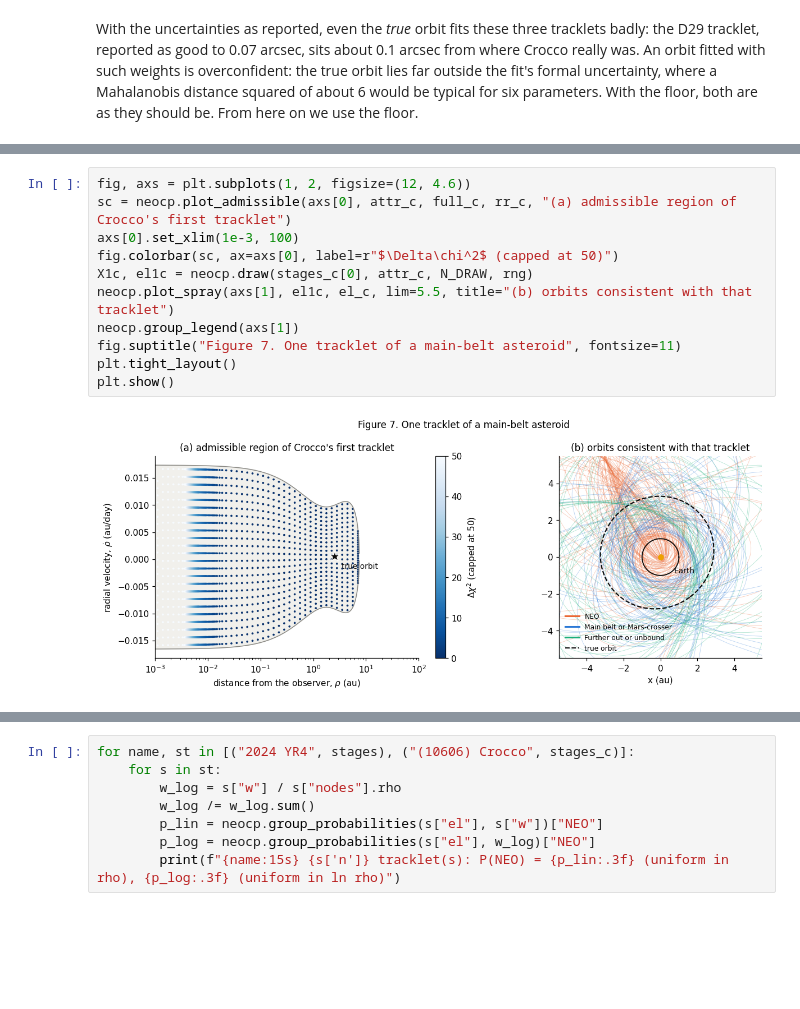
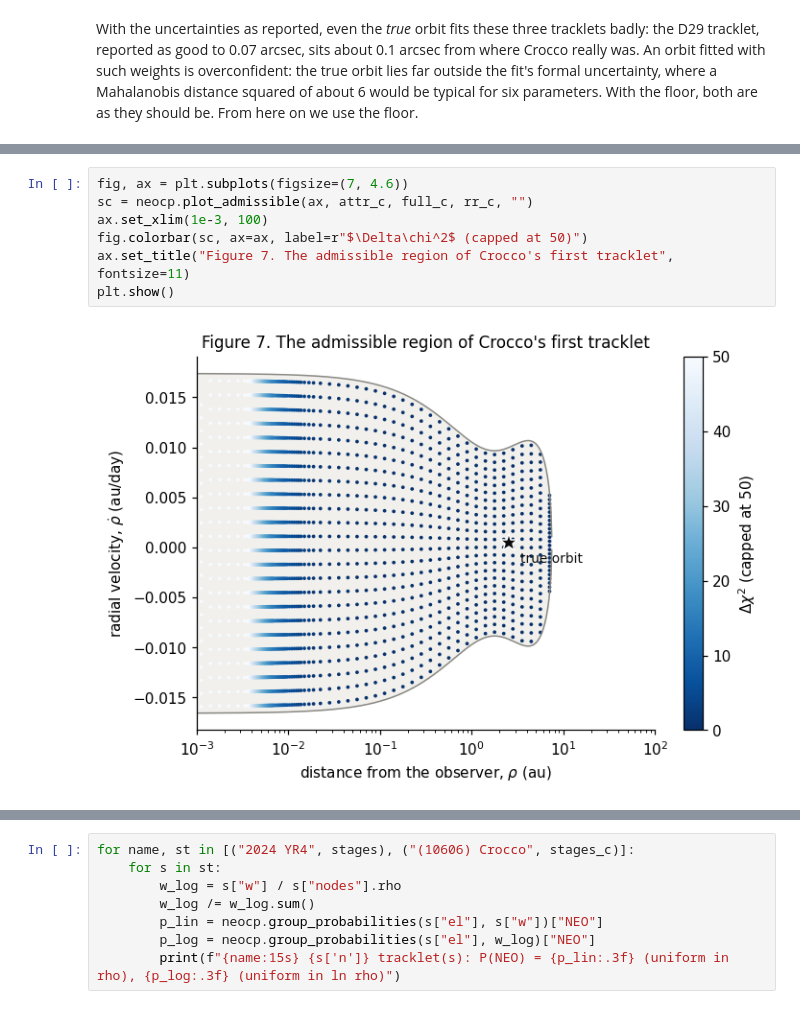
Before and after one commit to matthewjohnpayne/science-notebooks, a Jupyter notebook: notebooks/neocp_uncertainty/neocp_uncertainty.ipynb, the cells around one changed output, grey strips where cells are left out. Saved outputs shown, nothing was run; the diff lists cells and outputs as text; blank space fills up the shorter version.

```diff
--- a/notebooks/neocp_uncertainty/neocp_uncertainty.ipynb
+++ b/notebooks/neocp_uncertainty/neocp_uncertainty.ipynb
@@ -372,14 +372,10 @@ digest2 NEO score of the first tracklet: 85 ('noid', assuming the object is not
 3 tracklet(s): a = 3.15 ± 0.0019 au; P(NEO) = 0.000, P(Main belt or Mars-crosser) = 1.000, P(Further out or unbound) = 0.000; the true distance is at the 11th percentile
 # %%
-fig, axs = plt.subplots(1, 2, figsize=(12, 4.6))
-sc = neocp.plot_admissible(axs[0], attr_c, full_c, rr_c, "(a) admissible region of Crocco's first tracklet")
-axs[0].set_xlim(1e-3, 100)
-fig.colorbar(sc, ax=axs[0], label=r"$\Delta\chi^2$ (capped at 50)")
-X1c, el1c = neocp.draw(stages_c[0], attr_c, N_DRAW, rng)
-neocp.plot_spray(axs[1], el1c, el_c, lim=5.5, title="(b) orbits consistent with that tracklet")
-neocp.group_legend(axs[1])
-fig.suptitle("Figure 7. One tracklet of a main-belt asteroid", fontsize=11)
-plt.tight_layout()
+fig, ax = plt.subplots(figsize=(7, 4.6))
+sc = neocp.plot_admissible(ax, attr_c, full_c, rr_c, "")
+ax.set_xlim(1e-3, 100)
+fig.colorbar(sc, ax=ax, label=r"$\Delta\chi^2$ (capped at 50)")
+ax.set_title("Figure 7. The admissible region of Crocco's first tracklet", fontsize=11)
 plt.show()
 # %% [output]
-[figure, old version]
+[figure, new version]
```
Also changed, not shown: parts of 15 cells of this notebook, 2 other files.
